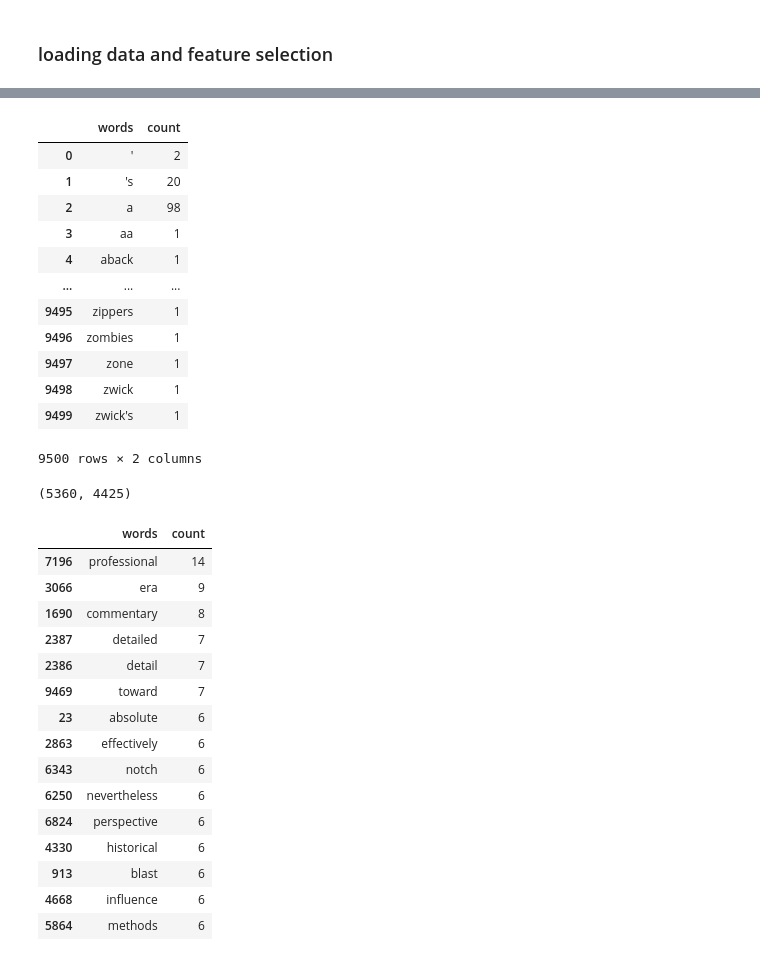
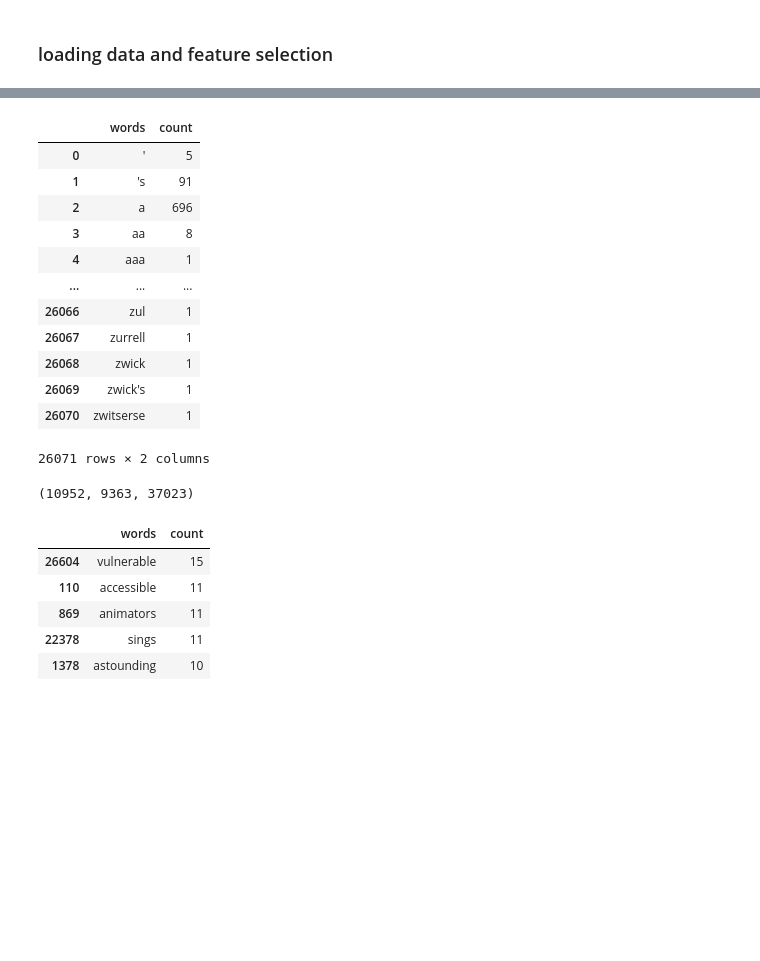
Before and after one commit to GamGam1/ML-Projs, a Jupyter notebook: Sentiment Analysis/Sentiment Analysis SVM.ipynb, the cells around one changed output, grey strips where cells are left out. Drawn from its saved outputs; the diff is of its cells as text; code cells hidden in the pictures; blank space fills up the shorter version.

```diff
--- a/Sentiment Analysis/Sentiment Analysis SVM.ipynb
+++ b/Sentiment Analysis/Sentiment Analysis SVM.ipynb
@@ -13,9 +28,9 @@ def find_words(str):
 ### loading data and feature selection
 # %%
 #loading in data and getting list of words per record
-review_train_data = pd.read_csv("movie_review.csv",encoding= 'unicode_escape')
-review_train_data['words'] = review_train_data['Review'].apply(find_words)
-review_train_data
+whole_review_data = pd.read_csv("movie_review.csv",encoding= 'unicode_escape')
+whole_review_data['words'] = whole_review_data['Review'].apply(find_words)
+whole_review_data
 # %% [output]
 |  | Review | Polarity | words |
 | 0 | summer catch ( 2001 ) . starring ... | -1 | [summer, catch, starring, freddie... |
@@ -33,8 +48,8 @@ review_train_data
 # %%
 #get all positive words
-train_pos = review_train_data[review_train_data["Polarity"] == 1]['words'].to_list()
+whole_pos = whole_review_data[whole_review_data["Polarity"] == 1]['words'].to_list()
 pos_words = np.array([])
-for word_arr in train_pos:
+for word_arr in whole_pos:
     unique_lst = list(set(word_arr))
     pos_words = np.append(pos_words, unique_lst)
 pos_words_set = set(pos_words)
@@ -58,8 +73,8 @@ pos_df
 # %%
 #get all negative words
-train_neg = review_train_data[review_train_data["Polarity"] == -1]['words'].to_list()
+whole_neg = whole_review_data[whole_review_data["Polarity"] == -1]['words'].to_list()
 neg_words = np.array([])
-for word_arr in train_neg:
+for word_arr in whole_neg:
     unique_lst = list(set(word_arr))
     neg_words  = np.append(neg_words , unique_lst)
 neg_words_set  = set(neg_words )
@@ -68,43 +83,34 @@ neg_df = pd.DataFrame({'words': unique_neg_words, 'count': neg_word_count})
 neg_df
 # %% [output]
 |  | words | count |
-| 0 | ' | 2 |
-| 1 | 's | 20 |
-| 2 | a | 98 |
-| 3 | aa | 1 |
-| 4 | aback | 1 |
+| 0 | ' | 5 |
+| 1 | 's | 91 |
+| 2 | a | 696 |
+| 3 | aa | 8 |
+| 4 | aaa | 1 |
 | ... | ... | ... |
-| 9495 | zippers | 1 |
-| 9496 | zombies | 1 |
-| 9497 | zone | 1 |
-| 9498 | zwick | 1 |
-| 9499 | zwick's | 1 |
+| 26066 | zul | 1 |
+| 26067 | zurrell | 1 |
+| 26068 | zwick | 1 |
+| 26069 | zwick's | 1 |
+| 26070 | zwitserse | 1 |
-9500 rows × 2 columns
+26071 rows × 2 columns
 # %%
 only_pos = list(pos_words_set - neg_words_set)
 only_neg = list(neg_words_set - pos_words_set)
-len(only_pos), len(only_neg)
+both_class = list(pos_words_set.union(neg_words_set))
+len(only_pos), len(only_neg), len(both_class)
 # %% [output]
-(5360, 4425)
+(10952, 9363, 37023)
 # %%
 only_pos_df = pos_df[np.isin(pos_df['words'], only_pos)]
-only_pos_df.sort_values(by='count', ascending=False).head(15)
+only_pos_df.sort_values(by='count', ascending=False).head()
 # %% [output]
 |  | words | count |
-| 7196 | professional | 14 |
-| 3066 | era | 9 |
-| 1690 | commentary | 8 |
-| 2387 | detailed | 7 |
-| 2386 | detail | 7 |
-| 9469 | toward | 7 |
-| 23 | absolute | 6 |
-| 2863 | effectively | 6 |
-| 6343 | notch | 6 |
-| 6250 | nevertheless | 6 |
-| 6824 | perspective | 6 |
-| 4330 | historical | 6 |
-| 913 | blast | 6 |
-| 4668 | influence | 6 |
-| 5864 | methods | 6 |
+| 26604 | vulnerable | 15 |
+| 110 | accessible | 11 |
+| 869 | animators | 11 |
+| 22378 | sings | 11 |
+| 1378 | astounding | 10 |
 # %%
 only_neg_df = neg_df[np.isin(neg_df['words'], only_neg)]
```
Also changed, not shown: parts of 17 cells of this notebook, 2 other files.
